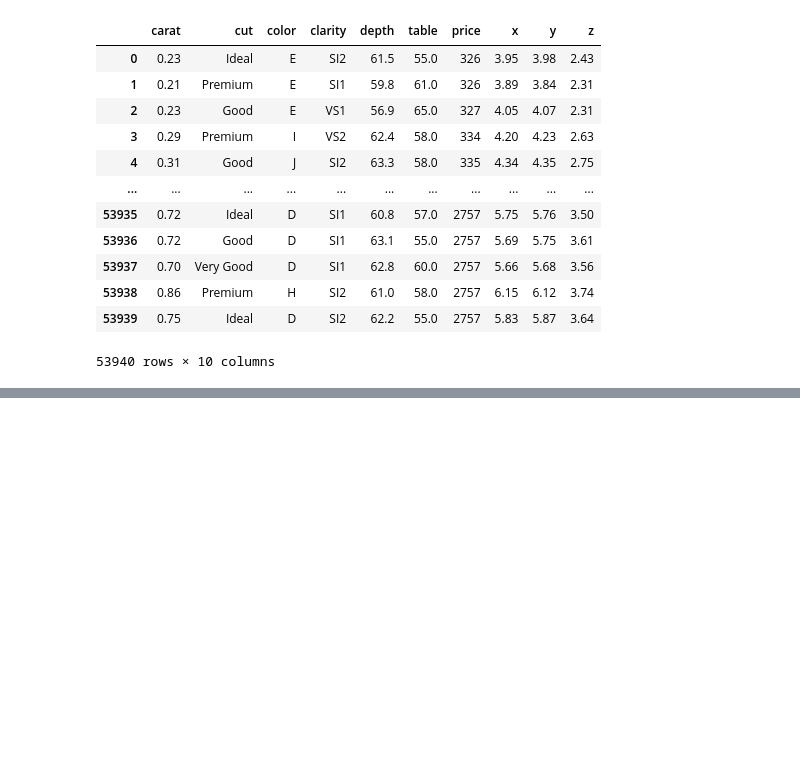
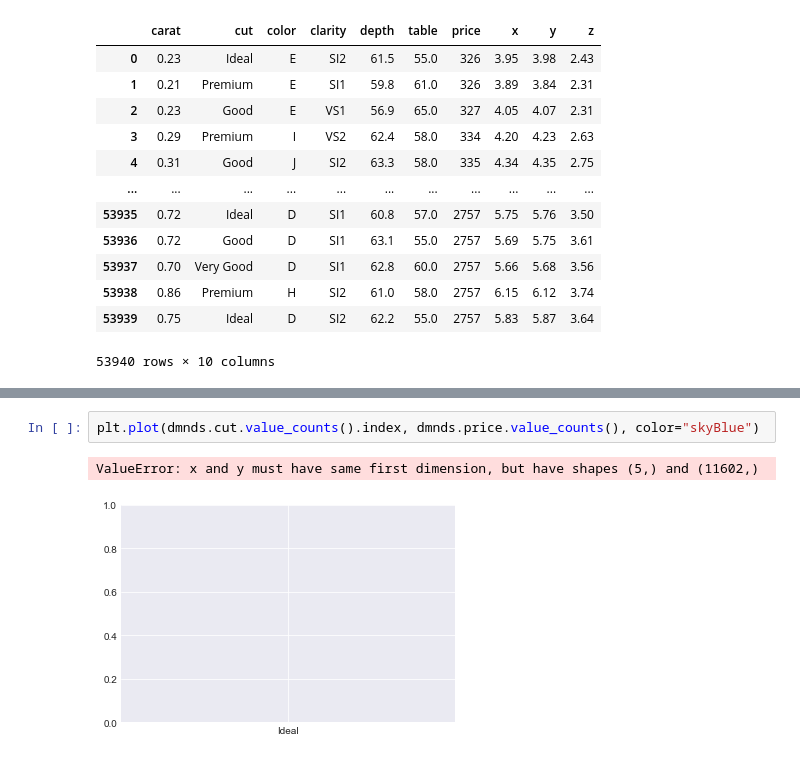
Before and after one commit to Aabusabaeen/diamonds_data, a Jupyter notebook: diamonds_script.ipynb, the cells around one changed output, grey strips where cells are left out. Saved outputs shown, nothing was run; the diff lists cells and outputs as text; blank space fills up the shorter version.

```diff
--- a/diamonds_script.ipynb
+++ b/diamonds_script.ipynb
@@ -127,0 +205,5 @@ dmnds.groupby(['cut',"color"]).price.agg(['mean'])
+# %%
+plt.plot(dmnds.cut.value_counts().index, dmnds.price.value_counts(), color="skyBlue")
+# %% [output]
+ValueError: x and y must have same first dimension, but have shapes (5,) and (11602,)
+[figure, added]
```
Also changed, not shown: parts of 41 cells of this notebook, 1 other file.
